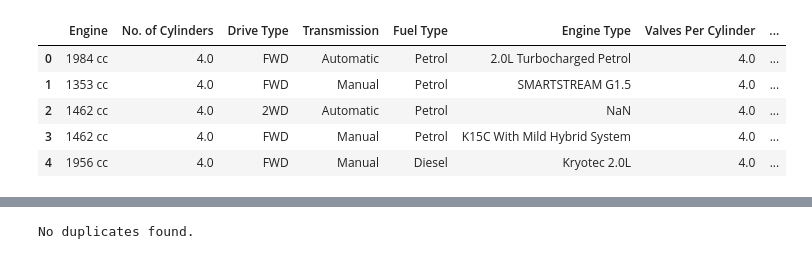
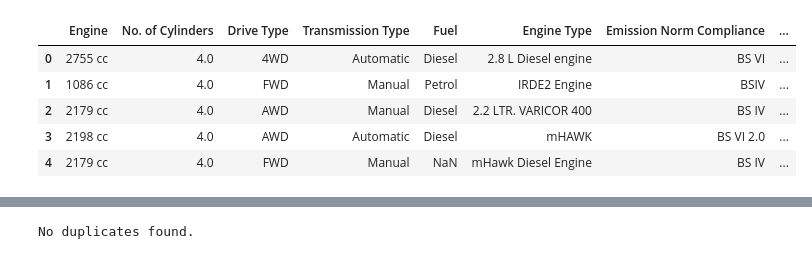
Before and after one commit to SumanGouda/Predict-Car-Price, a Jupyter notebook: predictions/power/bin/model.ipynb, the cells around one changed output, grey strips where cells are left out. Saved outputs shown, nothing was run; the diff lists cells and outputs as text; code cells hidden in the pictures.

```diff
--- a/predictions/power/bin/model.ipynb
+++ b/predictions/power/bin/model.ipynb
@@ -6,12 +6,12 @@ import matplotlib.pyplot as plt
 # import os
 # import json
 # %%
-df = pd.read_csv('_dataset.csv')
+df = pd.read_csv(r'D:\IMP  ML  PROJECTS\CAR PRICE PREDICTION\predictions\power\data\raw\data.csv')
 df.head()
 # %% [output]
-|  | Engine | No. of Cylinders | Drive Type | Transmission | Fuel Type | Engine Type | Valves Per Cylinder | ... |
-| 0 | 1984 cc | 4.0 | FWD | Automatic | Petrol | 2.0L Turbocharged Petrol | 4.0 | ... |
-| 1 | 1353 cc | 4.0 | FWD | Manual | Petrol | SMARTSTREAM G1.5 | 4.0 | ... |
-| 2 | 1462 cc | 4.0 | 2WD | Automatic | Petrol | NaN | 4.0 | ... |
-| 3 | 1462 cc | 4.0 | FWD | Manual | Petrol | K15C With Mild Hybrid System | 4.0 | ... |
-| 4 | 1956 cc | 4.0 | FWD | Manual | Diesel | Kryotec 2.0L | 4.0 | ... |
+|  | Engine | No. of Cylinders | Drive Type | Transmission Type | Fuel | Engine Type | Emission Norm Compliance | ... |
+| 0 | 2755 cc | 4.0 | 4WD | Automatic | Diesel | 2.8 L Diesel engine | BS VI | ... |
+| 1 | 1086 cc | 4.0 | FWD | Manual | Petrol | IRDE2 Engine | BSIV | ... |
+| 2 | 2179 cc | 4.0 | AWD | Manual | Diesel | 2.2 LTR. VARICOR 400 | BS IV | ... |
+| 3 | 2198 cc | 4.0 | AWD | Automatic | Diesel | mHAWK | BS VI 2.0 | ... |
+| 4 | 2179 cc | 4.0 | FWD | Manual | NaN | mHawk Diesel Engine | BS IV | ... |
```
Also changed, not shown: parts of 1 cell of this notebook, 9 other files.
